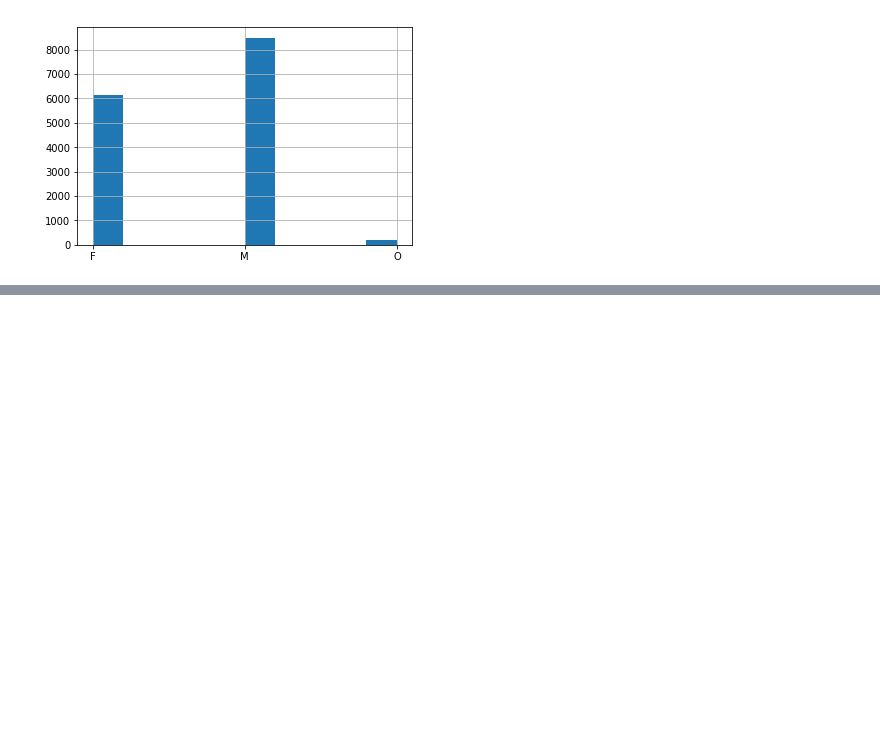
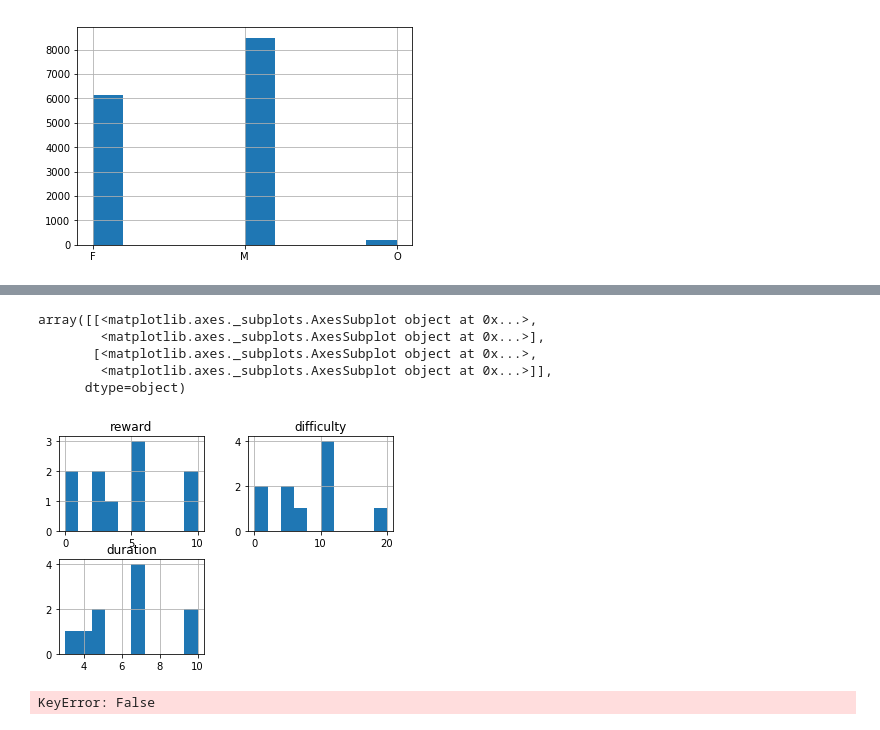
Before and after one commit to madkehl/Capstone, a Jupyter notebook: Starbucks Capstone .ipynb, the cells around one changed output, grey strips where cells are left out. Drawn from its saved outputs; the diff is of its cells as text; code cells hidden in the pictures; blank space fills up the shorter version.

```diff
--- a/Starbucks Capstone .ipynb
+++ b/Starbucks Capstone .ipynb
@@ -64,0 +97,13 @@ profile['age'].hist()
+# %%
+portfolio.hist()
+# %% [output]
+array([[<matplotlib.axes._subplots.AxesSubplot object at 0x...>,
+        <matplotlib.axes._subplots.AxesSubplot object at 0x...>],
+       [<matplotlib.axes._subplots.AxesSubplot object at 0x...>,
+        <matplotlib.axes._subplots.AxesSubplot object at 0x...>]],
+      dtype=object)
+[figure, added]
+# %%
+df[(isinstance(df['offer id'],float)) & (isinstance(df['offer_id'], float))]
+# %% [output]
+KeyError: False
```
Also changed, not shown: parts of 15 cells of this notebook.
